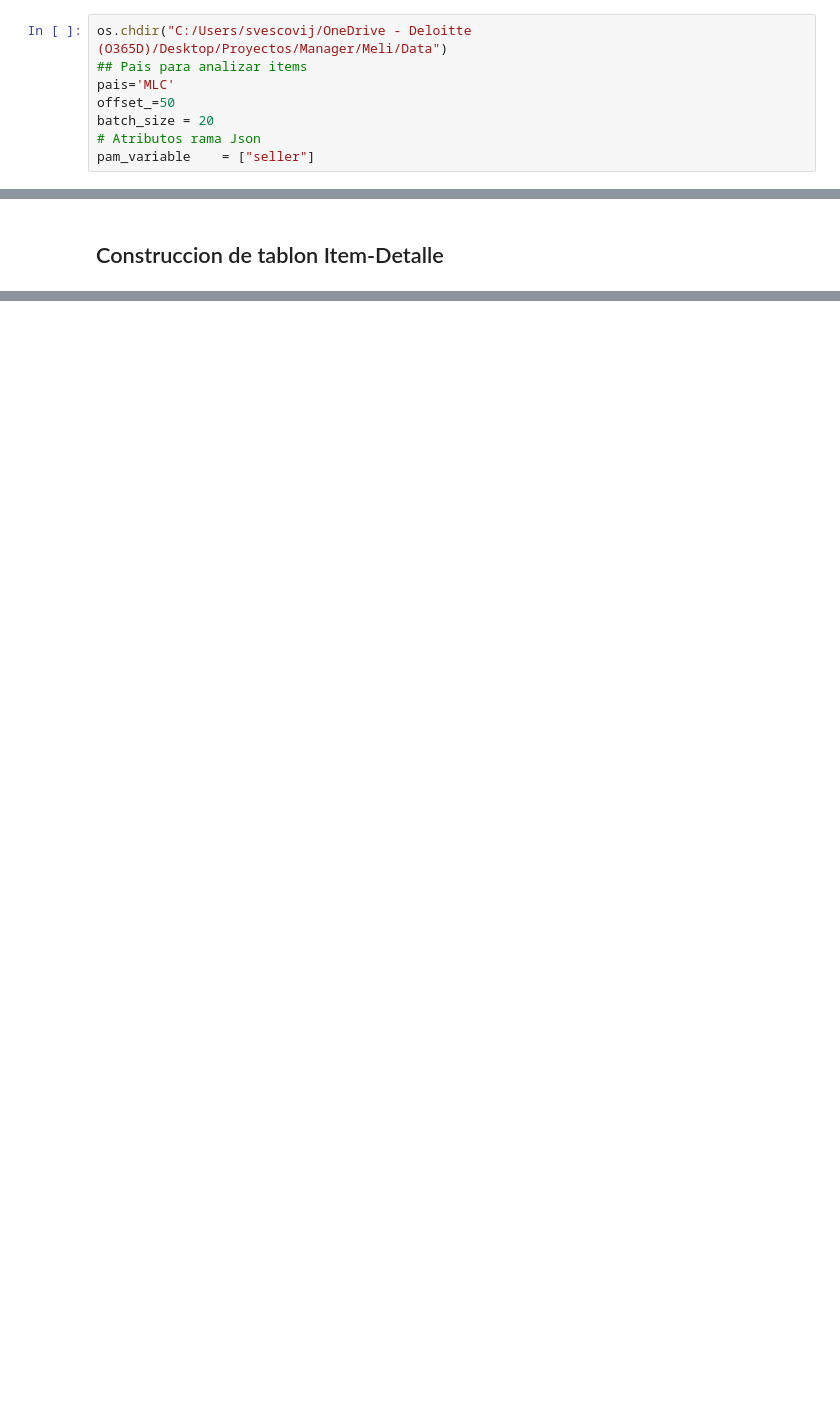
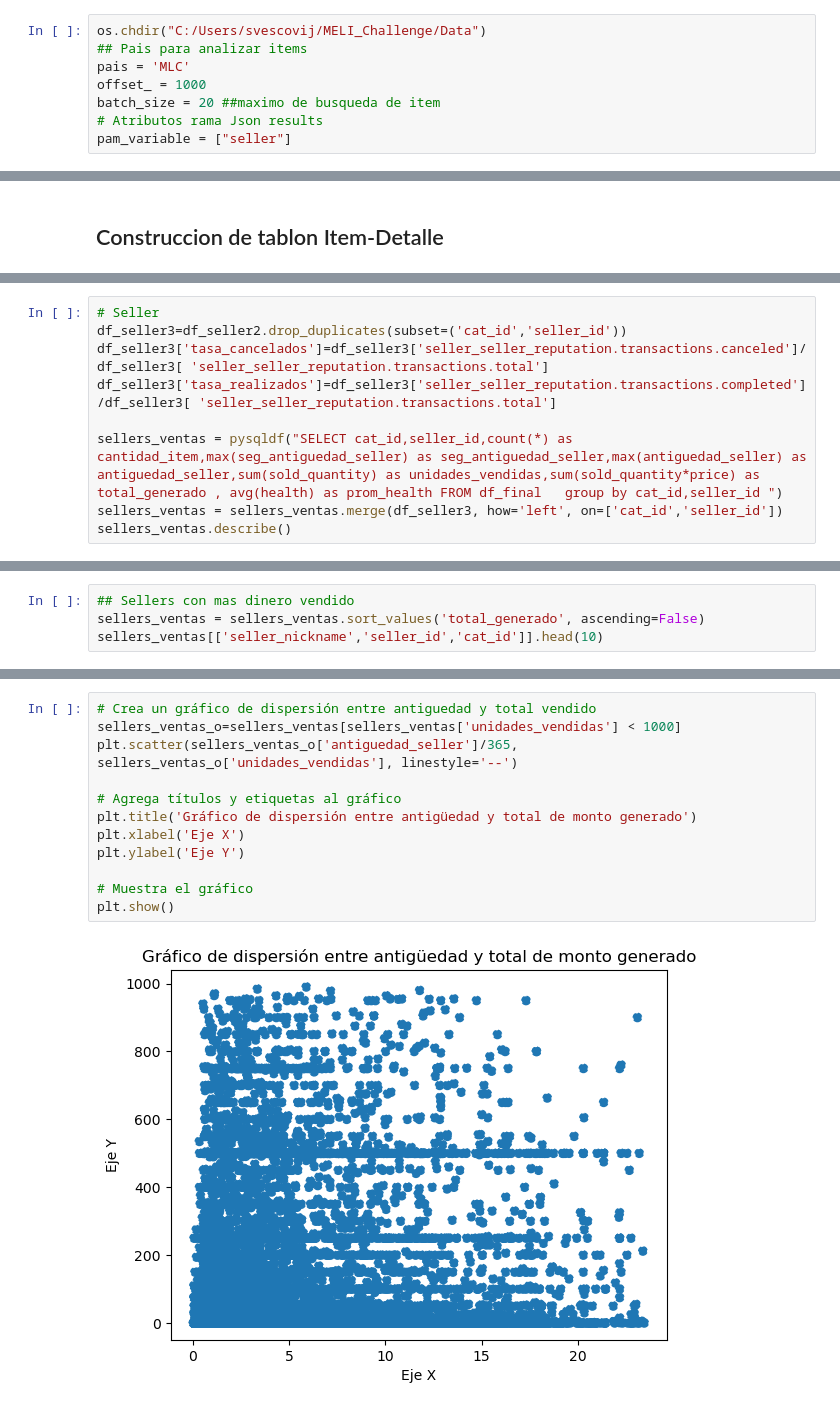
Before and after one commit to ZvonkoVescoviJer/MELI_Challenge, a Jupyter notebook: Code/ChallengueMeli.ipynb, the cells around one changed output, grey strips where cells are left out. Drawn from its saved outputs; the diff is of its cells as text; blank space fills up the shorter version.

```diff
--- a/Code/ChallengueMeli.ipynb
+++ b/Code/ChallengueMeli.ipynb
@@ -55,13 +58,13 @@ def get_products_detail(product_ids):
 # %% [markdown]
 ## Parametros
 # %%
-os.chdir("C:/Users/svescovij/OneDrive - Deloitte (O365D)/Desktop/Proyectos/Manager/Meli/Data")
+os.chdir("C:/Users/svescovij/MELI_Challenge/Data")
 ## Pais para analizar items
-pais='MLC'
-offset_=50
-batch_size = 20
-# Atributos rama Json
-pam_variable    = ["seller"]
+pais = 'MLC'
+offset_ = 1000
+batch_size = 20 ##maximo de busqueda de item
+# Atributos rama Json results
+pam_variable = ["seller"]
 # %% [markdown]
 ## Carga de categorias
 # %%
@@ -197,0 +293,9 @@ Length: 92, dtype: int64
+# %%
+# Seller
+df_seller3=df_seller2.drop_duplicates(subset=('cat_id','seller_id'))
+df_seller3['tasa_cancelados']=df_seller3['seller_seller_reputation.transactions.canceled']/df_seller3[ 'seller_seller_reputation.transactions.total']
+df_seller3['tasa_realizados']=df_seller3['seller_seller_reputation.transactions.completed']/df_seller3[ 'seller_seller_reputation.transactions.total']
+
+sellers_ventas = pysqldf("SELECT cat_id,seller_id,count(*) as cantidad_item,max(seg_antiguedad_seller) as seg_antiguedad_seller,max(antiguedad_seller) as antiguedad_seller,sum(sold_quantity) as unidades_vendidas,sum(sold_quantity*price) as total_generado , avg(health) as prom_health FROM df_final   group by cat_id,seller_id ")
+sellers_ventas = sellers_ventas.merge(df_seller3, how='left', on=['cat_id','seller_id'])
+sellers_ventas.describe()
@@ -197,0 +322,4 @@ Length: 92, dtype: int64
+# %%
+## Sellers con mas dinero vendido
+sellers_ventas = sellers_ventas.sort_values('total_generado', ascending=False)
+sellers_ventas[['seller_nickname','seller_id','cat_id']].head(10)
@@ -197,0 +353,14 @@ Length: 92, dtype: int64
+# %%
+# Crea un gráfico de dispersión entre antiguedad y total vendido
+sellers_ventas_o=sellers_ventas[sellers_ventas['unidades_vendidas'] < 1000]
+plt.scatter(sellers_ventas_o['antiguedad_seller']/365, sellers_ventas_o['unidades_vendidas'], linestyle='--')
+
+# Agrega títulos y etiquetas al gráfico
+plt.title('Gráfico de dispersión entre antigüedad y total de monto generado')
+plt.xlabel('Eje X')
+plt.ylabel('Eje Y')
+
+# Muestra el gráfico
+plt.show()
+# %% [output]
+[figure, added]
```
Also changed, not shown: parts of 28 cells of this notebook, 3 other files.
